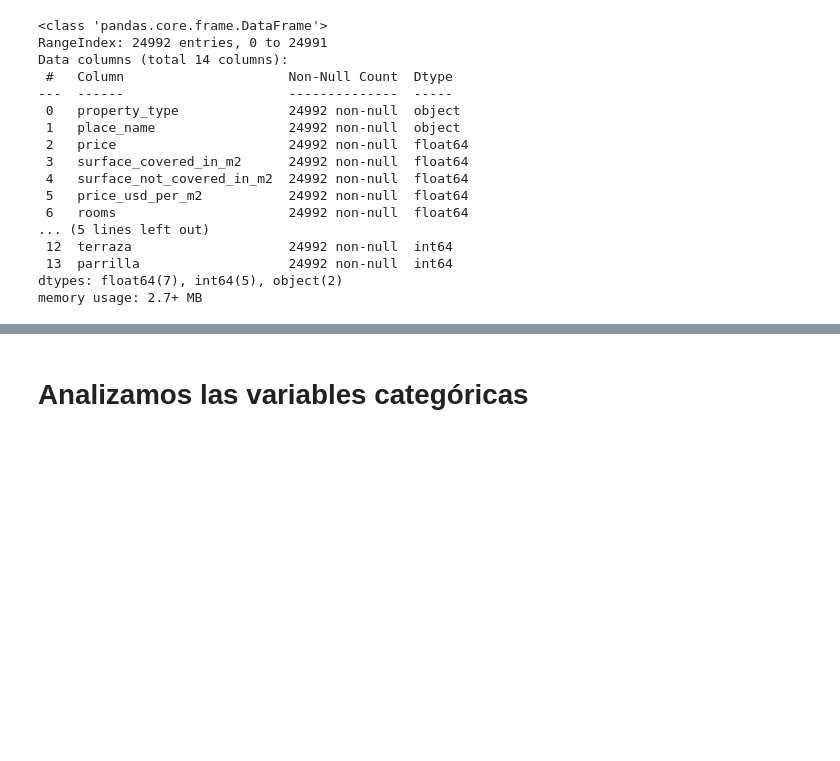
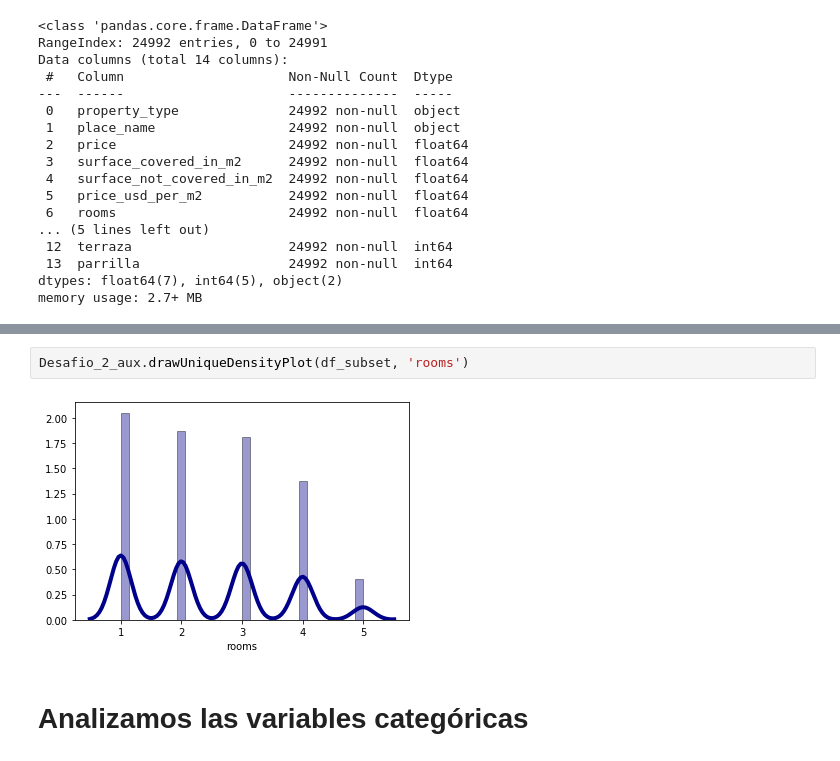
Before and after one commit to rdgagliano/DataScience-Grupo3, a Jupyter notebook: Desafio_2_1.ipynb, the cells around one changed output, grey strips where cells are left out. Saved outputs shown, nothing was run; the diff lists cells and outputs as text; blank space fills up the shorter version.

```diff
--- a/Desafio_2_1.ipynb
+++ b/Desafio_2_1.ipynb
@@ -212,3 +233,7 @@ memory usage: 2.7+ MB
+# %%
+Desafio_2_aux.drawUniqueDensityPlot(df_subset, 'rooms')
+# %% [output]
+[figure, added]
 # %% [markdown]
 # Analizamos las variables categóricas
 # %%
```
Also changed, not shown: parts of 25 cells of this notebook.
